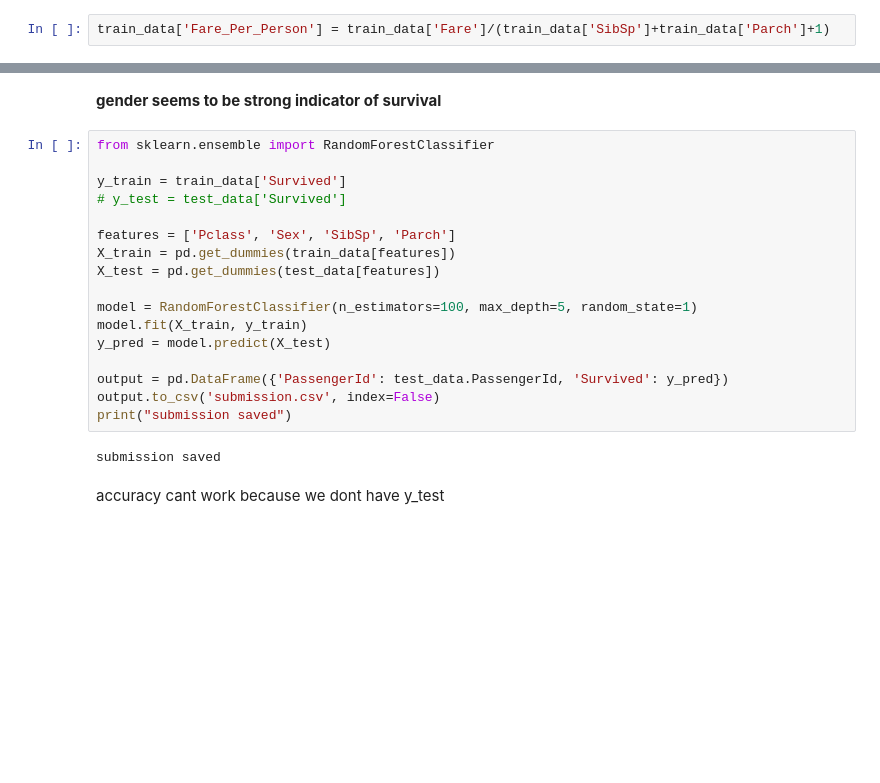
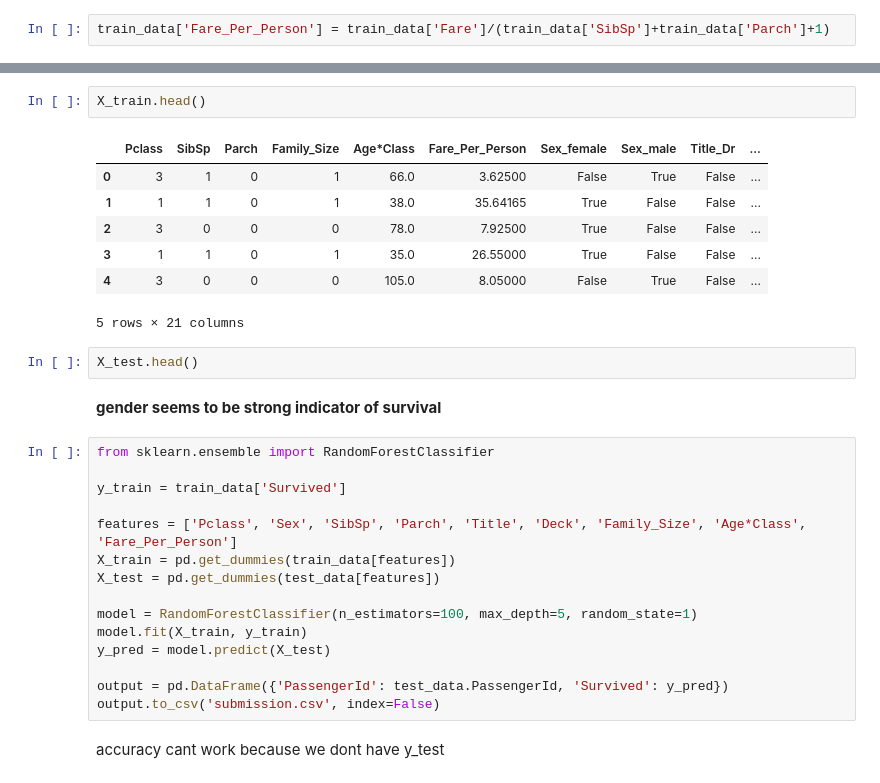
Before and after one commit to sanjit4/titanic, a Jupyter notebook: main.ipynb, the cells around one changed output, grey strips where cells are left out. Saved outputs shown, nothing was run; the diff lists cells and outputs as text; blank space fills up the shorter version.

```diff
--- a/main.ipynb
+++ b/main.ipynb
@@ -103,12 +160,23 @@ train_data['Fare_Per_Person'] = train_data['Fare']/(train_data['SibSp']+train_da
+# %%
+X_train.head()
+# %% [output]
+|  | Pclass | SibSp | Parch | Family_Size | Age*Class | Fare_Per_Person | Sex_female | Sex_male | Title_Dr | ... |
+| 0 | 3 | 1 | 0 | 1 | 66.0 | 3.62500 | False | True | False | ... |
+| 1 | 1 | 1 | 0 | 1 | 38.0 | 35.64165 | True | False | False | ... |
+| 2 | 3 | 0 | 0 | 0 | 78.0 | 7.92500 | True | False | False | ... |
+| 3 | 1 | 1 | 0 | 1 | 35.0 | 26.55000 | True | False | False | ... |
+| 4 | 3 | 0 | 0 | 0 | 105.0 | 8.05000 | False | True | False | ... |
+5 rows × 21 columns
+# %%
+X_test.head()
 # %% [markdown]
 **gender seems to be strong indicator of survival**
 # %%
 from sklearn.ensemble import RandomForestClassifier
 
 y_train = train_data['Survived']
-# y_test = test_data['Survived']
 
-features = ['Pclass', 'Sex', 'SibSp', 'Parch']
+features = ['Pclass', 'Sex', 'SibSp', 'Parch', 'Title', 'Deck', 'Family_Size', 'Age*Class', 'Fare_Per_Person']
 X_train = pd.get_dummies(train_data[features])
 X_test = pd.get_dummies(test_data[features])
 
@@ -118,9 +186,6 @@ y_pred = model.predict(X_test)
 
 output = pd.DataFrame({'PassengerId': test_data.PassengerId, 'Survived': y_pred})
 output.to_csv('submission.csv', index=False)
-print("submission saved")
-# %% [output]
-submission saved
 # %% [markdown]
 accuracy cant work because we dont have y_test
 # %%
```
Also changed, not shown: parts of 10 cells of this notebook.
